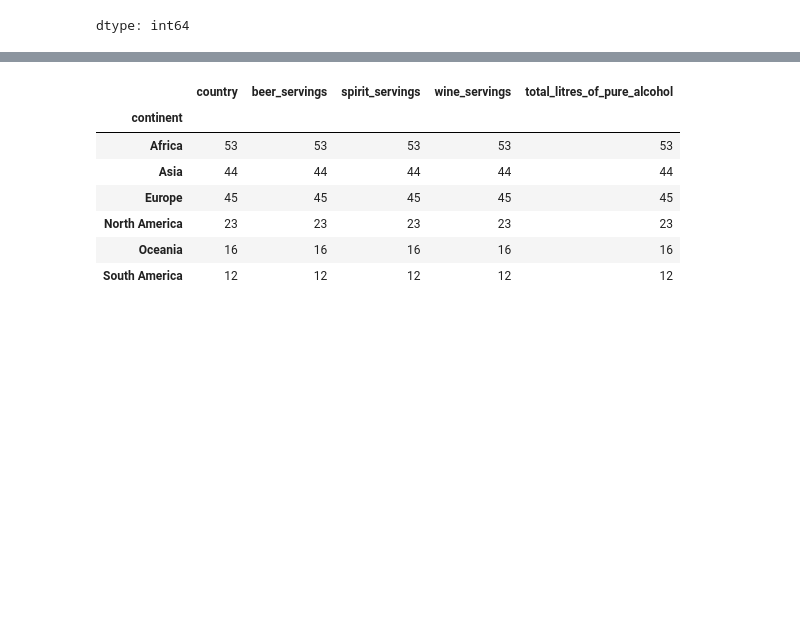
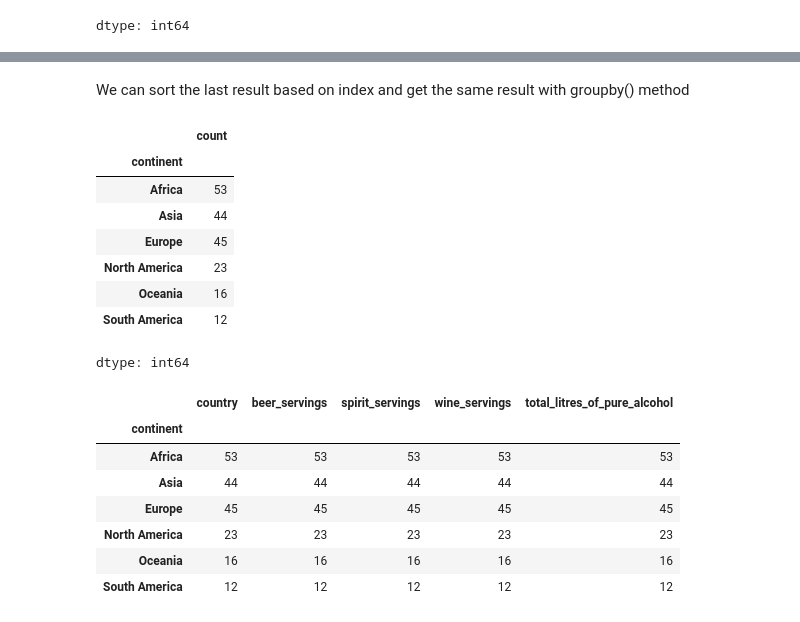
Before and after one commit to inancarin/DSA201_2024_2025_FALL, a Jupyter notebook: Week4/Lecture/pandas prepared notes.ipynb, the cells around one changed output, grey strips where cells are left out. Drawn from its saved outputs; the diff is of its cells as text; code cells hidden in the pictures; blank space fills up the shorter version.

```diff
--- a/Week4/Lecture/pandas prepared notes.ipynb
+++ b/Week4/Lecture/pandas prepared notes.ipynb
@@ -1306,3 +1326,17 @@ dtype: int64
+# %% [markdown]
+We can sort the last result based on index and get the same result with groupby() method
+# %%
+drinks["continent"].value_counts().sort_index()
+# %% [output]
+|  | count |
+| continent |  |
+| Africa | 53 |
+| Asia | 44 |
+| Europe | 45 |
+| North America | 23 |
+| Oceania | 16 |
+| South America | 12 |
+dtype: int64
 # %%
 drinks.groupby("continent").count()
 # %% [output]
```
Also changed, not shown: parts of 2 cells of this notebook.
